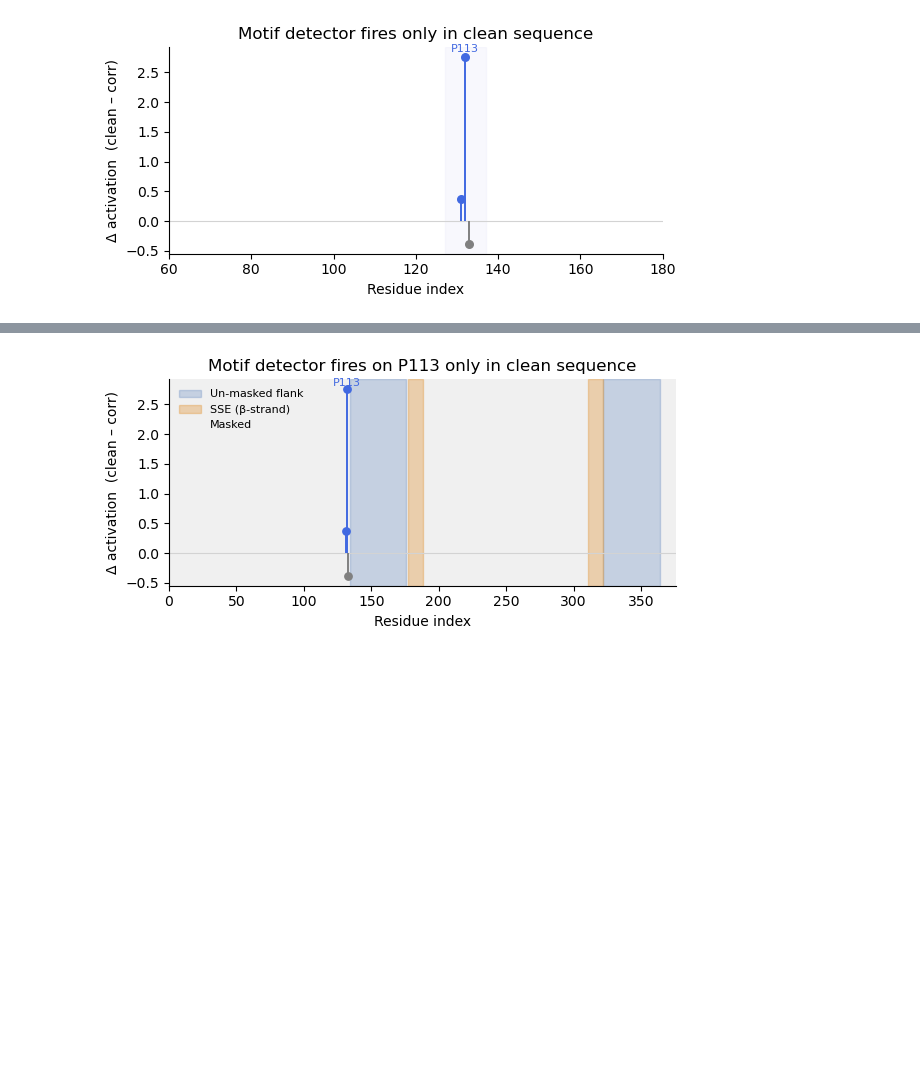
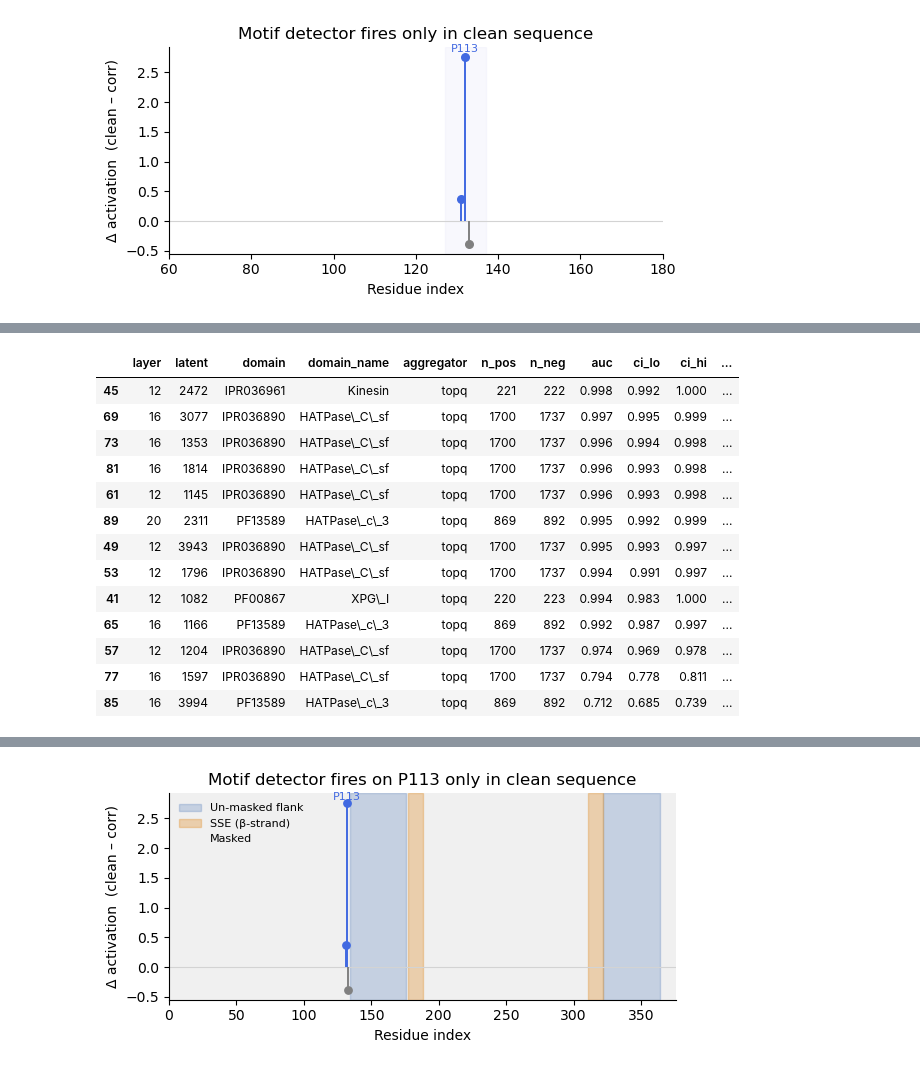
Before and after one commit to NainaniJatinZ/plm_circuits, a Jupyter notebook: notebooks/fig2_diagrams.ipynb, the cells around one changed output, grey strips where cells are left out. Cells and saved outputs as stored; diff of their text form; code cells hidden in the pictures; blank space fills up the shorter version.

```diff
--- a/notebooks/fig2_diagrams.ipynb
+++ b/notebooks/fig2_diagrams.ipynb
@@ -401,3 +625,58 @@ plt.show()
+# %%
+# 1) Rename `unit` -> `latent` and add short domain name next to `domain`
+agg = 'topq'
+grp = 'top2'
+sub = domain_data[(domain_data["aggregator"] == agg) & (domain_data["group"] == grp)].sort_values("auc", ascending=False)
+sub = sub.copy()
+sub = sub.rename(columns={'unit': 'latent'})
+sub['domain_name'] = sub['domain'].map(domain_id2name).fillna(sub['domain'])
+
+# 2) Keep only the requested columns (with `domain_name` right after `domain`)
+cols = [
+    'layer', 'latent', 'domain', 'domain_name', 'aggregator',
+    'n_pos', 'n_neg', 'auc', 'ci_lo', 'ci_hi', 'rho_len_pos', 'rho_len_neg'
+]
+view = sub.loc[:, cols].copy()
+
+# Optional: tidy numeric formatting for LaTeX
+float_cols = ['auc', 'ci_lo', 'ci_hi', 'rho_len_pos', 'rho_len_neg']
+view[float_cols] = view[float_cols].round(3)
+
+# 3) Generate a LaTeX table that auto-fits page width/height
+tabular = view.to_latex(index=False, escape=True, longtable=False, bold_rows=False)
+
+latex_table = r"""
+\begin{table}[htbp]
+\centering
+\caption{Your caption here}
+\label{tab:your_label}
+\begin{adjustbox}{max width=\textwidth, max height=\textheight}
+%s
+\end{adjustbox}
+\end{table}
+""" % tabular
+
+# Write to file (optional)
+with open("sub_table.tex", "w") as f:
+    f.write(latex_table)
+
+# Optional: preview top rows in notebook
+view.head(30)
+# %% [output]
+|  | layer | latent | domain | domain_name | aggregator | n_pos | n_neg | auc | ci_lo | ci_hi | ... |
+| 45 | 12 | 2472 | IPR036961 | Kinesin | topq | 221 | 222 | 0.998 | 0.992 | 1.000 | ... |
+| 69 | 16 | 3077 | IPR036890 | HATPase\_C\_sf | topq | 1700 | 1737 | 0.997 | 0.995 | 0.999 | ... |
+| 73 | 16 | 1353 | IPR036890 | HATPase\_C\_sf | topq | 1700 | 1737 | 0.996 | 0.994 | 0.998 | ... |
+| 81 | 16 | 1814 | IPR036890 | HATPase\_C\_sf | topq | 1700 | 1737 | 0.996 | 0.993 | 0.998 | ... |
+| 61 | 12 | 1145 | IPR036890 | HATPase\_C\_sf | topq | 1700 | 1737 | 0.996 | 0.993 | 0.998 | ... |
+| 89 | 20 | 2311 | PF13589 | HATPase\_c\_3 | topq | 869 | 892 | 0.995 | 0.992 | 0.999 | ... |
+| 49 | 12 | 3943 | IPR036890 | HATPase\_C\_sf | topq | 1700 | 1737 | 0.995 | 0.993 | 0.997 | ... |
+| 53 | 12 | 1796 | IPR036890 | HATPase\_C\_sf | topq | 1700 | 1737 | 0.994 | 0.991 | 0.997 | ... |
+| 41 | 12 | 1082 | PF00867 | XPG\_I | topq | 220 | 223 | 0.994 | 0.983 | 1.000 | ... |
+| 65 | 16 | 1166 | PF13589 | HATPase\_c\_3 | topq | 869 | 892 | 0.992 | 0.987 | 0.997 | ... |
+| 57 | 12 | 1204 | IPR036890 | HATPase\_C\_sf | topq | 1700 | 1737 | 0.974 | 0.969 | 0.978 | ... |
+| 77 | 16 | 1597 | IPR036890 | HATPase\_C\_sf | topq | 1700 | 1737 | 0.794 | 0.778 | 0.811 | ... |
+| 85 | 16 | 3994 | PF13589 | HATPase\_c\_3 | topq | 869 | 892 | 0.712 | 0.685 | 0.739 | ... |
 # %%
 index_delta = 132 - 113
 # %%
```
Also changed, not shown: parts of 15 cells of this notebook, 7 other files.
